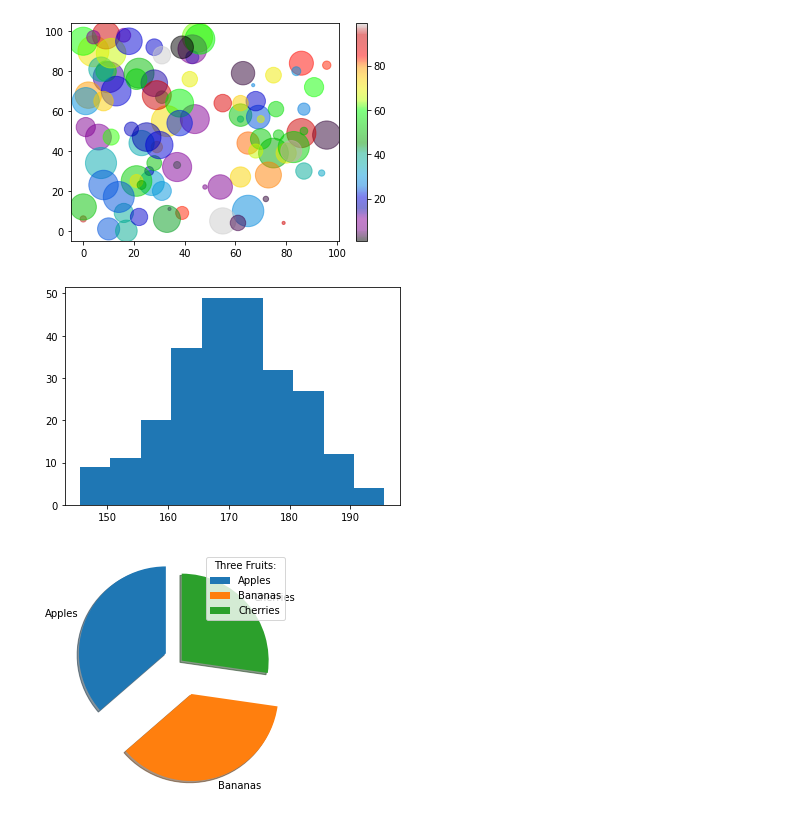
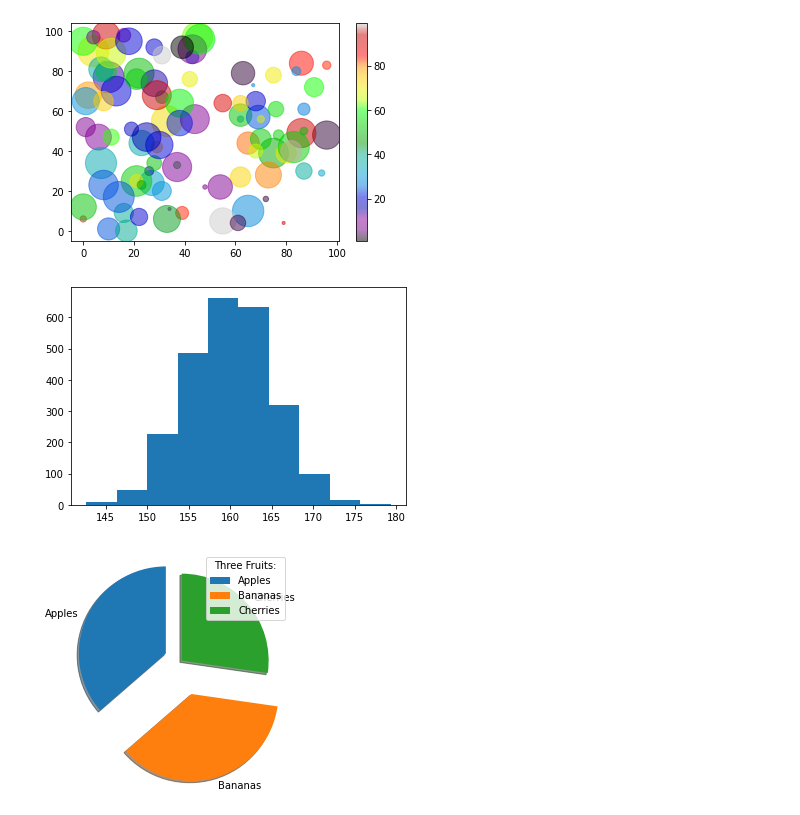
Before and after one commit to RndmCodeGuy20/C.P.-Codes-PRE, a Jupyter notebook: Python/ScatterPlots.ipynb, the cells around one changed output. Drawn from its saved outputs; the diff is of its cells as text; code cells hidden in the pictures.

```diff
--- a/Python/ScatterPlots.ipynb
+++ b/Python/ScatterPlots.ipynb
@@ -60,13 +60,13 @@ plt.show()
 # %%
 import matplotlib.pyplot as plt
 import numpy as np
 
-x = np.random.normal(170,10,250)
+x = np.random.normal(160,5,2500)
 
 plt.hist(x)
 plt.show()
 # %% [output]
-[figure, old version]
+[figure, new version]
 # %%
 import matplotlib.pyplot as plt
 import numpy as np
```
